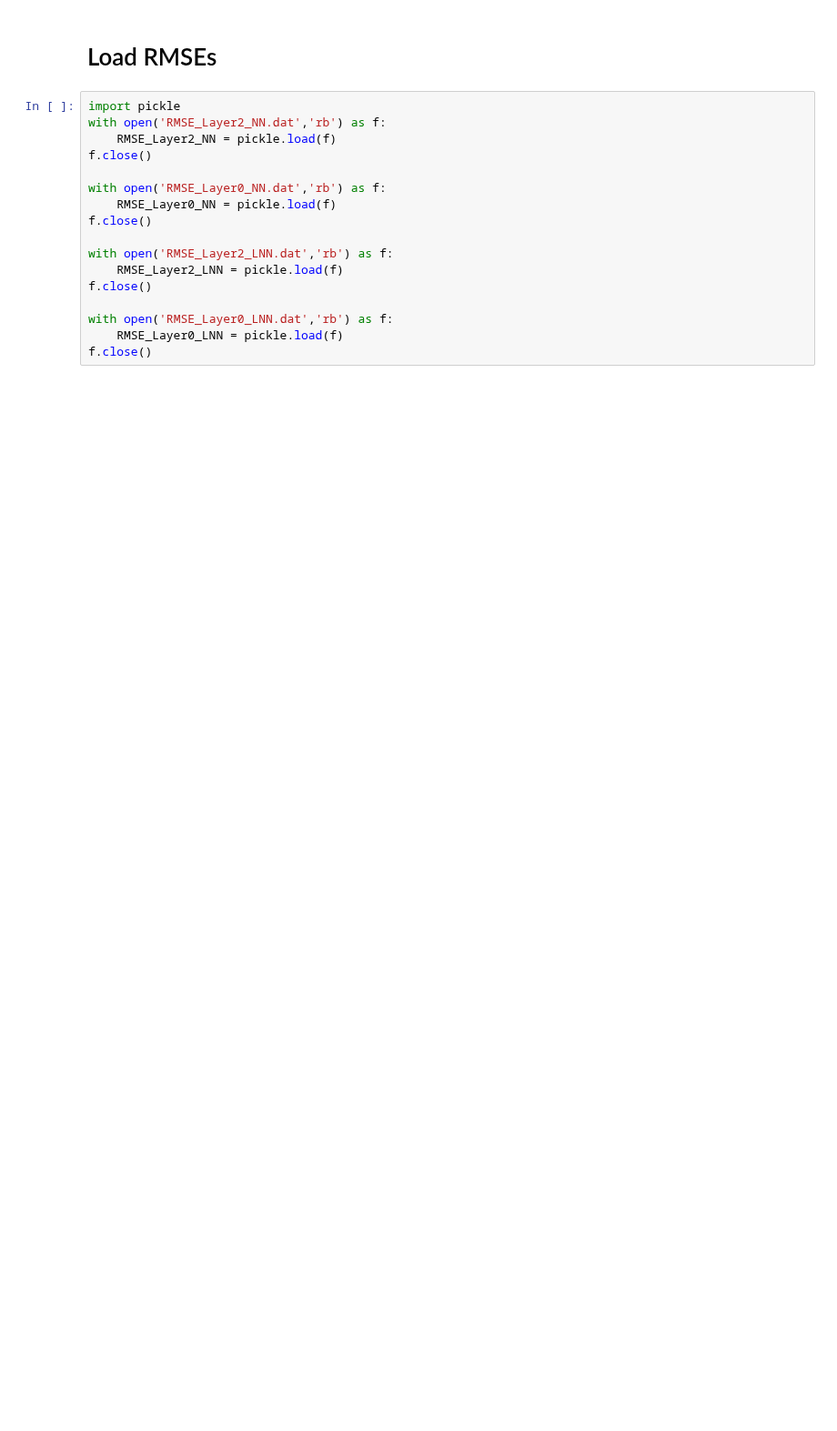
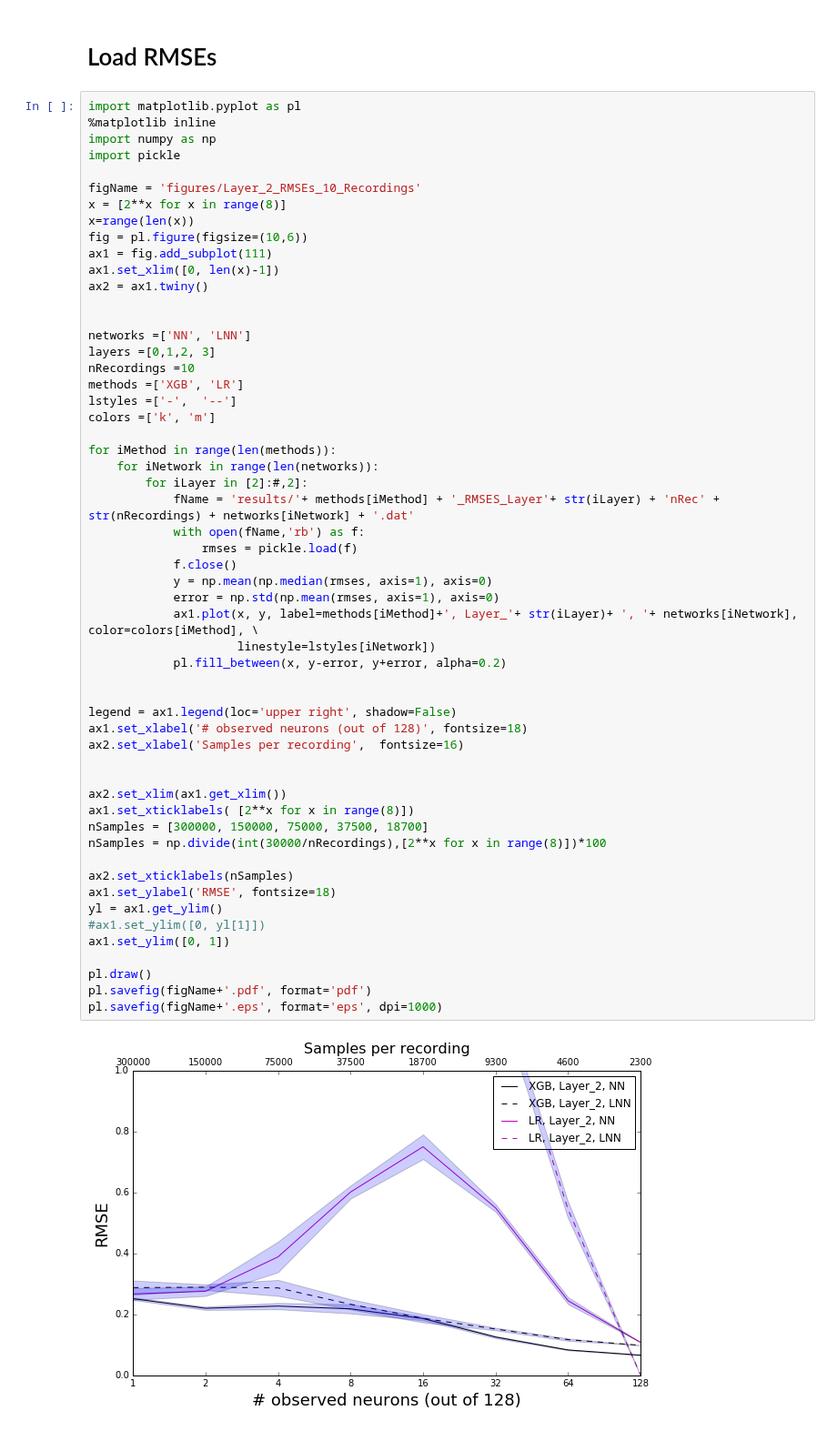
Before and after one commit to striantafillou/partial_recordings, a Jupyter notebook: RE_plot_RMSEs.ipynb, the cells around one changed output. Shown at 91% size. Cells and saved outputs as stored; diff of their text form; blank space fills up the shorter version.

```diff
--- a/RE_plot_RMSEs.ipynb
+++ b/RE_plot_RMSEs.ipynb
@@ -1,19 +1,59 @@
 # %% [markdown]
 # Load RMSEs
-# %%
-import pickle
-with open('RMSE_Layer2_NN.dat','rb') as f:
-    RMSE_Layer2_NN = pickle.load(f)
-f.close()
-
-with open('RMSE_Layer0_NN.dat','rb') as f:
-    RMSE_Layer0_NN = pickle.load(f)
-f.close()
-
-with open('RMSE_Layer2_LNN.dat','rb') as f:
-    RMSE_Layer2_LNN = pickle.load(f)
-f.close()
-
-with open('RMSE_Layer0_LNN.dat','rb') as f:
-    RMSE_Layer0_LNN = pickle.load(f)
-f.close()
+# %%
+import matplotlib.pyplot as pl
+%matplotlib inline
+import numpy as np
+import pickle
+
+figName = 'figures/Layer_2_RMSEs_10_Recordings'
+x = [2**x for x in range(8)]
+x=range(len(x))
+fig = pl.figure(figsize=(10,6))
+ax1 = fig.add_subplot(111)
+ax1.set_xlim([0, len(x)-1])
+ax2 = ax1.twiny()
+
+
+networks =['NN', 'LNN']
+layers =[0,1,2, 3]
+nRecordings =10
+methods =['XGB', 'LR']
+lstyles =['-',  '--']
+colors =['k', 'm']
+
+for iMethod in range(len(methods)):
+    for iNetwork in range(len(networks)):
+        for iLayer in [2]:#,2]:
+            fName = 'results/'+ methods[iMethod] + '_RMSES_Layer'+ str(iLayer) + 'nRec' + str(nRecordings) + networks[iNetwork] + '.dat'
+            with open(fName,'rb') as f:
+                rmses = pickle.load(f)
+            f.close()
+            y = np.mean(np.median(rmses, axis=1), axis=0)
+            error = np.std(np.mean(rmses, axis=1), axis=0)
+            ax1.plot(x, y, label=methods[iMethod]+', Layer_'+ str(iLayer)+ ', '+ networks[iNetwork], color=colors[iMethod], \
+                     linestyle=lstyles[iNetwork])
+            pl.fill_between(x, y-error, y+error, alpha=0.2)
+
+
+legend = ax1.legend(loc='upper right', shadow=False)
+ax1.set_xlabel('# observed neurons (out of 128)', fontsize=18)
+ax2.set_xlabel('Samples per recording',  fontsize=16)
+
+
+ax2.set_xlim(ax1.get_xlim())
+ax1.set_xticklabels( [2**x for x in range(8)])
+nSamples = [300000, 150000, 75000, 37500, 18700]
+nSamples = np.divide(int(30000/nRecordings),[2**x for x in range(8)])*100
+
+ax2.set_xticklabels(nSamples)
+ax1.set_ylabel('RMSE', fontsize=18)
+yl = ax1.get_ylim()
+#ax1.set_ylim([0, yl[1]])
+ax1.set_ylim([0, 1])
+
+pl.draw()
+pl.savefig(figName+'.pdf', format='pdf')
+pl.savefig(figName+'.eps', format='eps', dpi=1000)
+# %% [output]
+[figure, added]
```
Also changed, not shown: parts of 2 cells of this notebook, 25 other files.
